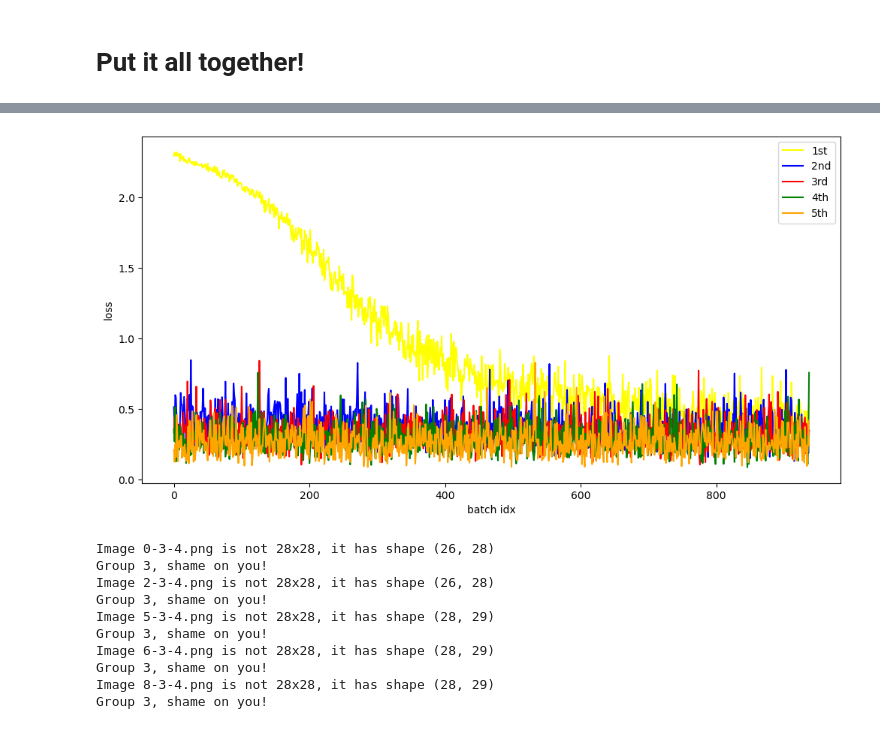
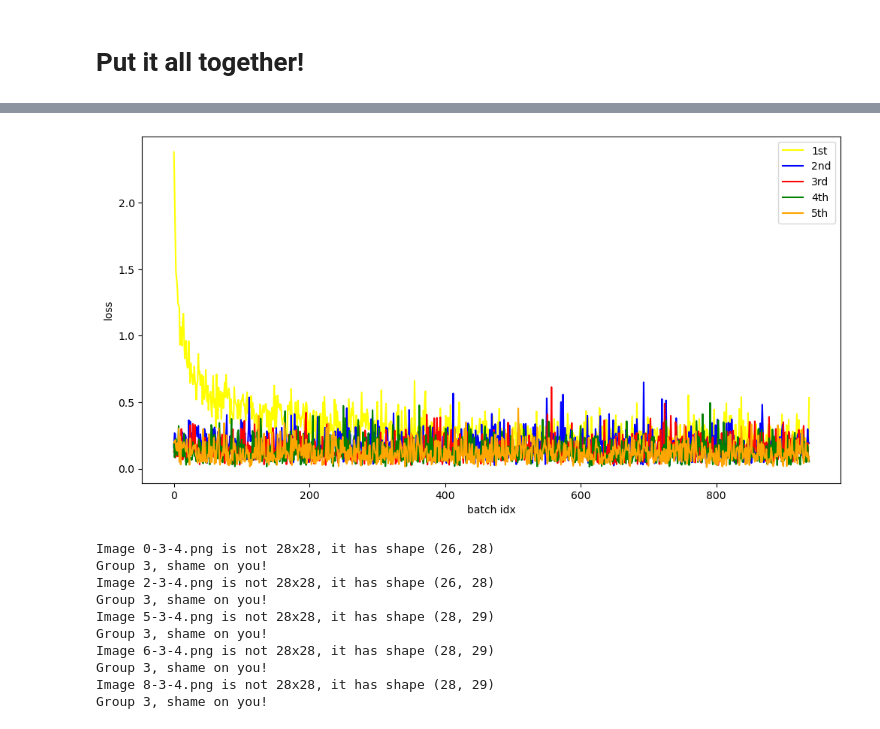
Before and after one commit to akleinecke/580_FinalProject_Fall24, a Jupyter notebook: Group 5 Final Project.ipynb, the cells around one changed output, grey strips where cells are left out. Saved outputs shown, nothing was run; the diff lists cells and outputs as text; code cells hidden in the pictures.

```diff
--- a/Group 5 Final Project.ipynb
+++ b/Group 5 Final Project.ipynb
@@ -369,11 +365,11 @@ trainloader = torch.utils.data.DataLoader(trainset, batch_size=64, shuffle=True)
 ## Loss and Autograd model
 # Build a feed-forward network
 model = nn.Sequential(nn.Linear(784, 128),   # Flattened MNIST image sizes (28x28) & Linear layer maps
-                      nn.ELU(),              # Activation function
+                      nn.Sigmoid(),              # Activation function
                       nn.BatchNorm1d(128),   # Normalize our batch for stability
                       nn.Dropout(0.2),       # Prevent overfitting
                       nn.Linear(128, 64),
-                      nn.ELU(),
+                      nn.Sigmoid(),
                       nn.BatchNorm1d(64),
                       nn.Dropout(0.2),
                       nn.Linear(64, 10),     # 10 output layers for each digit
@@ -453,6 +449,6 @@ Epoch 5/5, Loss: 0.2683
 Training complete!
 Length of trainloader:938
-[figure, old version]
+[figure, new version]
 # %%
 # File Paths
 input_folder = "./digits/"
```
Also changed, not shown: parts of 5 cells of this notebook, 1 other file.
